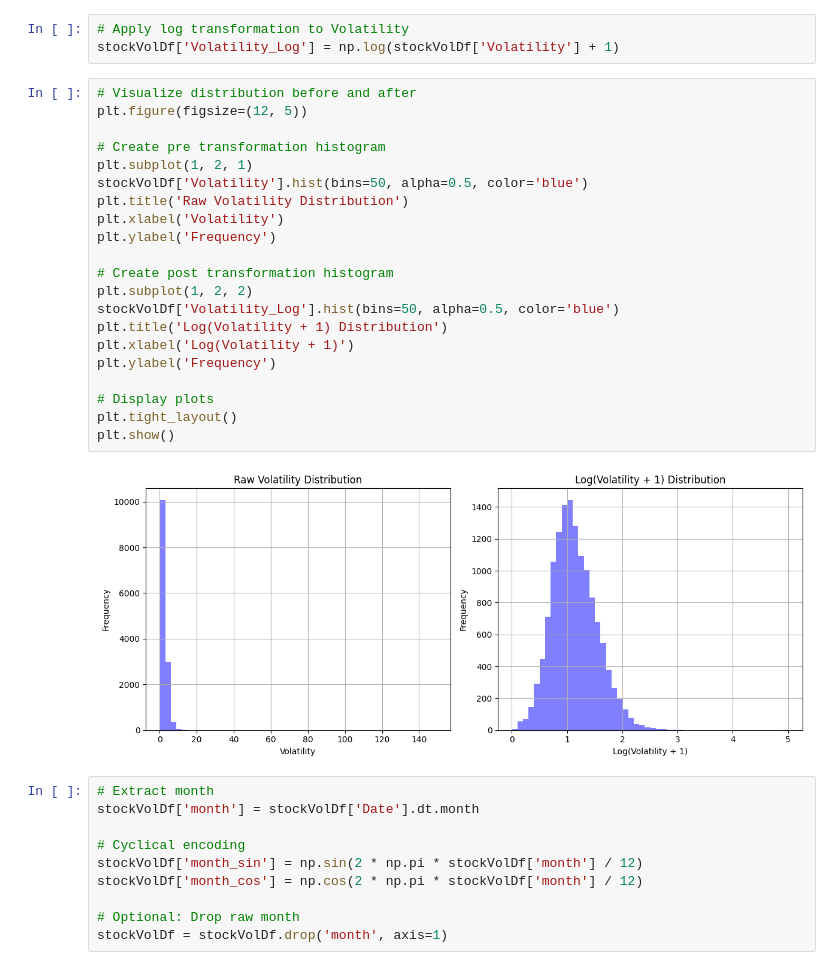
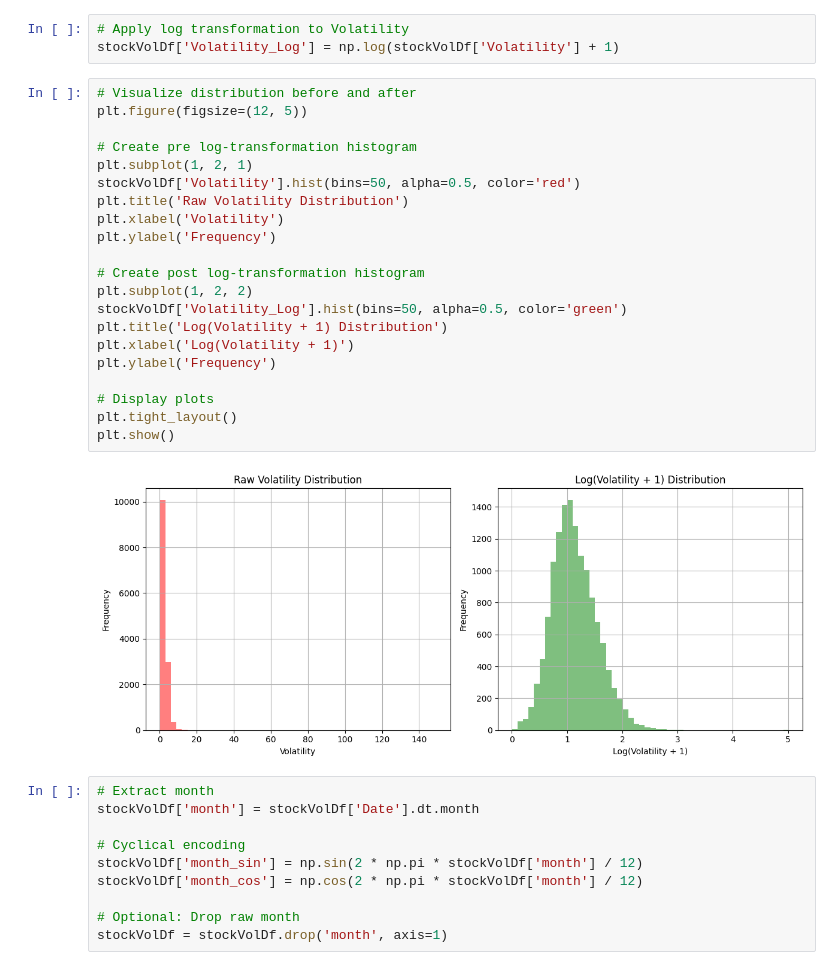
Before and after one commit to MathiasHMorgan/Stock-Volatility-Prediction, a Jupyter notebook: ass1.ipynb, the cells around one changed output. Saved outputs shown, nothing was run; the diff lists cells and outputs as text.

```diff
--- a/ass1.ipynb
+++ b/ass1.ipynb
@@ -107,26 +112,26 @@ stockVolDf['Volatility_Log'] = np.log(stockVolDf['Volatility'] + 1)
 # %%
 # Visualize distribution before and after
 plt.figure(figsize=(12, 5))
 
-# Create pre transformation histogram
+# Create pre log-transformation histogram
 plt.subplot(1, 2, 1)
-stockVolDf['Volatility'].hist(bins=50, alpha=0.5, color='blue')
+stockVolDf['Volatility'].hist(bins=50, alpha=0.5, color='red')
 plt.title('Raw Volatility Distribution')
 plt.xlabel('Volatility')
 plt.ylabel('Frequency')
 
-# Create post transformation histogram
+# Create post log-transformation histogram
 plt.subplot(1, 2, 2)
-stockVolDf['Volatility_Log'].hist(bins=50, alpha=0.5, color='blue')
+stockVolDf['Volatility_Log'].hist(bins=50, alpha=0.5, color='green')
 plt.title('Log(Volatility + 1) Distribution')
 plt.xlabel('Log(Volatility + 1)')
 plt.ylabel('Frequency')
 
 # Display plots
 plt.tight_layout()
 plt.show()
 # %% [output]
-[figure, old version]
+[figure, new version]
 # %%
 # Extract month
 stockVolDf['month'] = stockVolDf['Date'].dt.month
```
Also changed, not shown: parts of 8 cells of this notebook.
